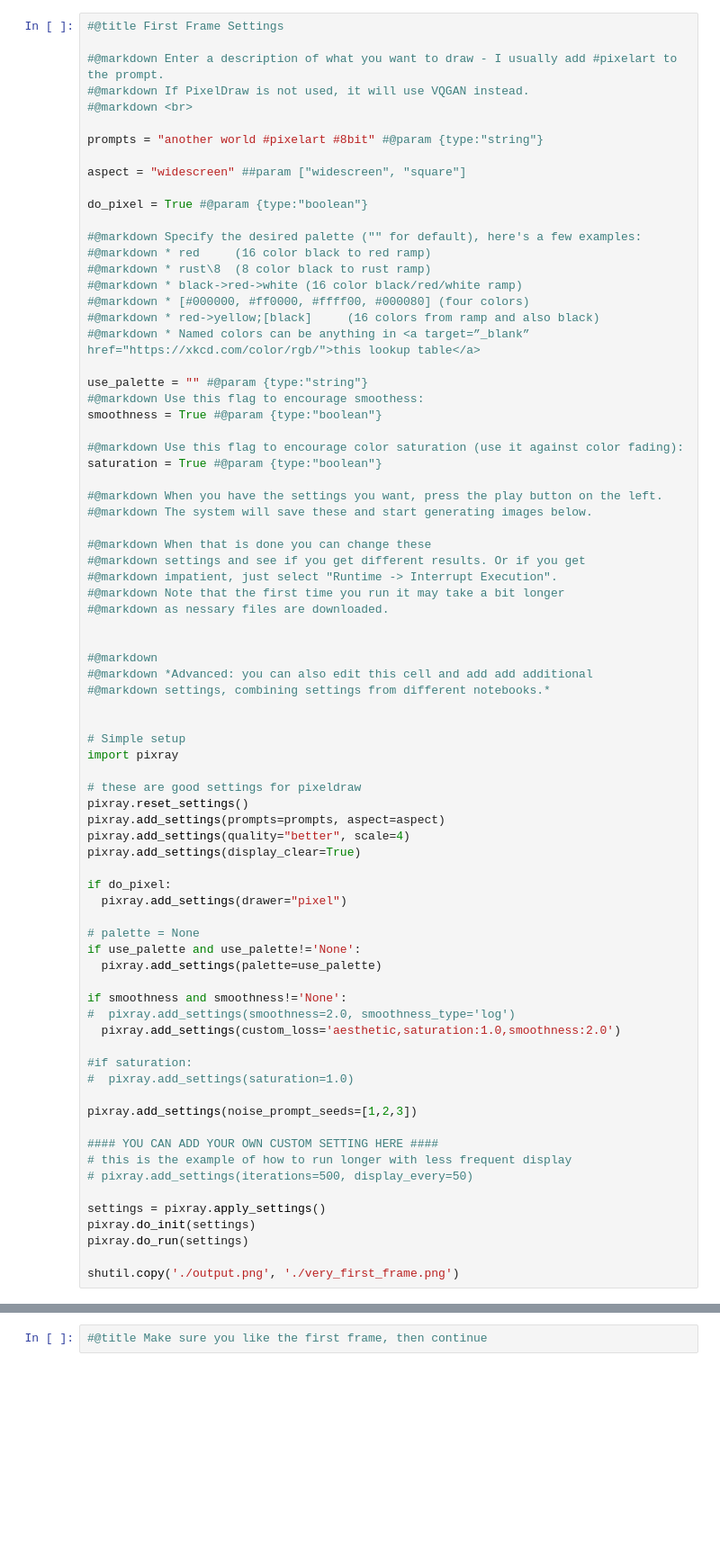
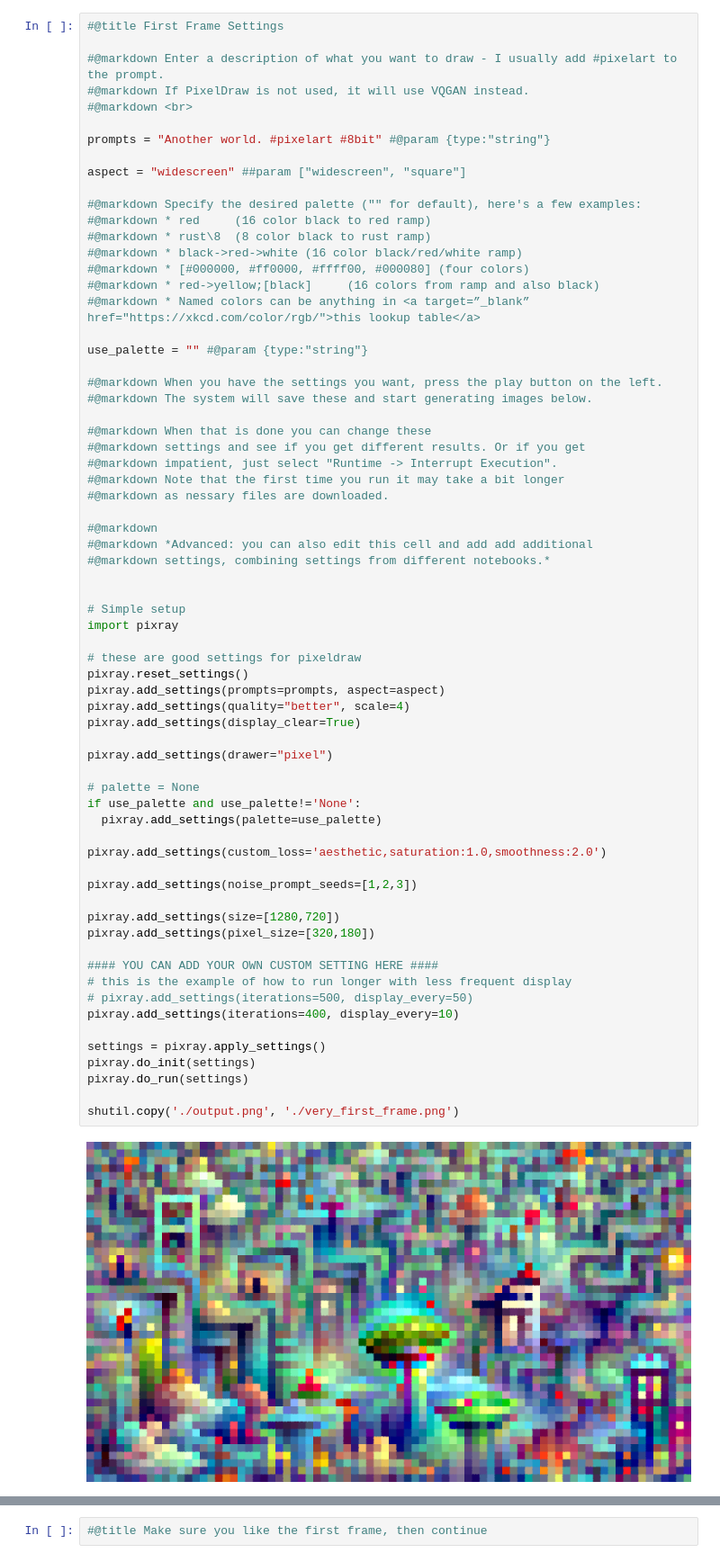
Before and after one commit to realgdman/NNotebooks, a Jupyter notebook: demos/Pixray_Swirl_Demo.ipynb, the cells around one changed output, grey strips where cells are left out. Shown at 90% size. Drawn from its saved outputs; the diff is of its cells as text; blank space fills up the shorter version.

```diff
--- a/demos/Pixray_Swirl_Demo.ipynb
+++ b/demos/Pixray_Swirl_Demo.ipynb
@@ -175,11 +175,9 @@ display(IPython.display.Javascript(js_code))
 #@markdown If PixelDraw is not used, it will use VQGAN instead.
 #@markdown <br>
 
-prompts = "another world #pixelart #8bit" #@param {type:"string"}
+prompts = "Another world. #pixelart #8bit" #@param {type:"string"}
 
 aspect = "widescreen" ##param ["widescreen", "square"]
-
-do_pixel = True #@param {type:"boolean"}
 
 #@markdown Specify the desired palette ("" for default), here's a few examples:
 #@markdown * red     (16 color black to red ramp)
@@ -190,11 +188,6 @@ do_pixel = True #@param {type:"boolean"}
 #@markdown * Named colors can be anything in <a target=”_blank” href="https://xkcd.com/color/rgb/">this lookup table</a>
 
 use_palette = "" #@param {type:"string"}
-#@markdown Use this flag to encourage smoothess:
-smoothness = True #@param {type:"boolean"}
-
-#@markdown Use this flag to encourage color saturation (use it against color fading):
-saturation = True #@param {type:"boolean"}
 
 #@markdown When you have the settings you want, press the play button on the left.
 #@markdown The system will save these and start generating images below.
@@ -204,45 +197,43 @@ saturation = True #@param {type:"boolean"}
 #@markdown impatient, just select "Runtime -> Interrupt Execution".
 #@markdown Note that the first time you run it may take a bit longer
 #@markdown as nessary files are downloaded.
-
 
 #@markdown
 #@markdown *Advanced: you can also edit this cell and add add additional
 #@markdown settings, combining settings from different notebooks.*
 
 
 # Simple setup
 import pixray
 
 # these are good settings for pixeldraw
 pixray.reset_settings()
 pixray.add_settings(prompts=prompts, aspect=aspect)
 pixray.add_settings(quality="better", scale=4)
 pixray.add_settings(display_clear=True)
 
-if do_pixel:
-  pixray.add_settings(drawer="pixel")
+pixray.add_settings(drawer="pixel")
 
 # palette = None
 if use_palette and use_palette!='None':
   pixray.add_settings(palette=use_palette)
 
-if smoothness and smoothness!='None':
-#  pixray.add_settings(smoothness=2.0, smoothness_type='log')
-  pixray.add_settings(custom_loss='aesthetic,saturation:1.0,smoothness:2.0')
-
-#if saturation:
-#  pixray.add_settings(saturation=1.0)
+pixray.add_settings(custom_loss='aesthetic,saturation:1.0,smoothness:2.0')
 
 pixray.add_settings(noise_prompt_seeds=[1,2,3])
+
+pixray.add_settings(size=[1280,720])
+pixray.add_settings(pixel_size=[320,180])
 
 #### YOU CAN ADD YOUR OWN CUSTOM SETTING HERE ####
 # this is the example of how to run longer with less frequent display
 # pixray.add_settings(iterations=500, display_every=50)
+pixray.add_settings(iterations=400, display_every=10)
 
 settings = pixray.apply_settings()
 pixray.do_init(settings)
 pixray.do_run(settings)
 
 shutil.copy('./output.png', './very_first_frame.png')
 # %% [output]
+[figure, added]
```
Also changed, not shown: parts of 1 cell of this notebook.
